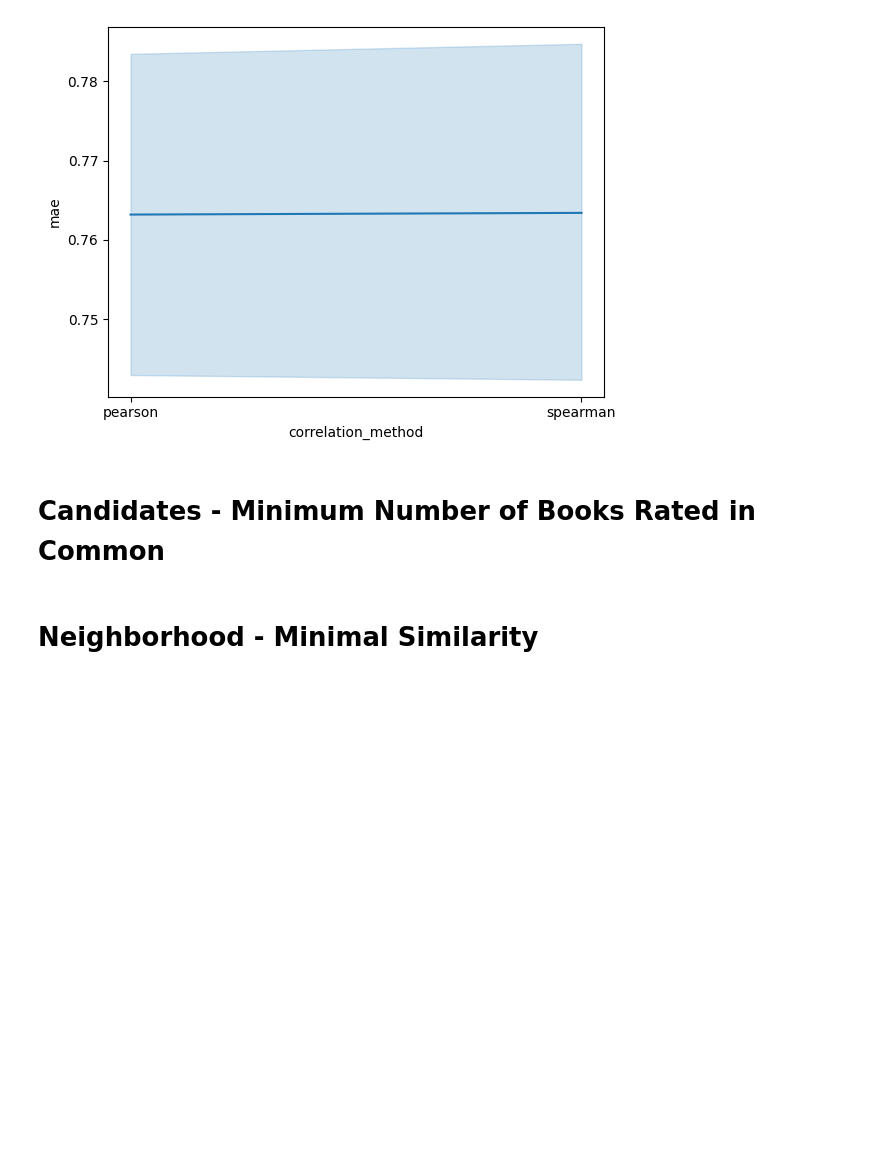
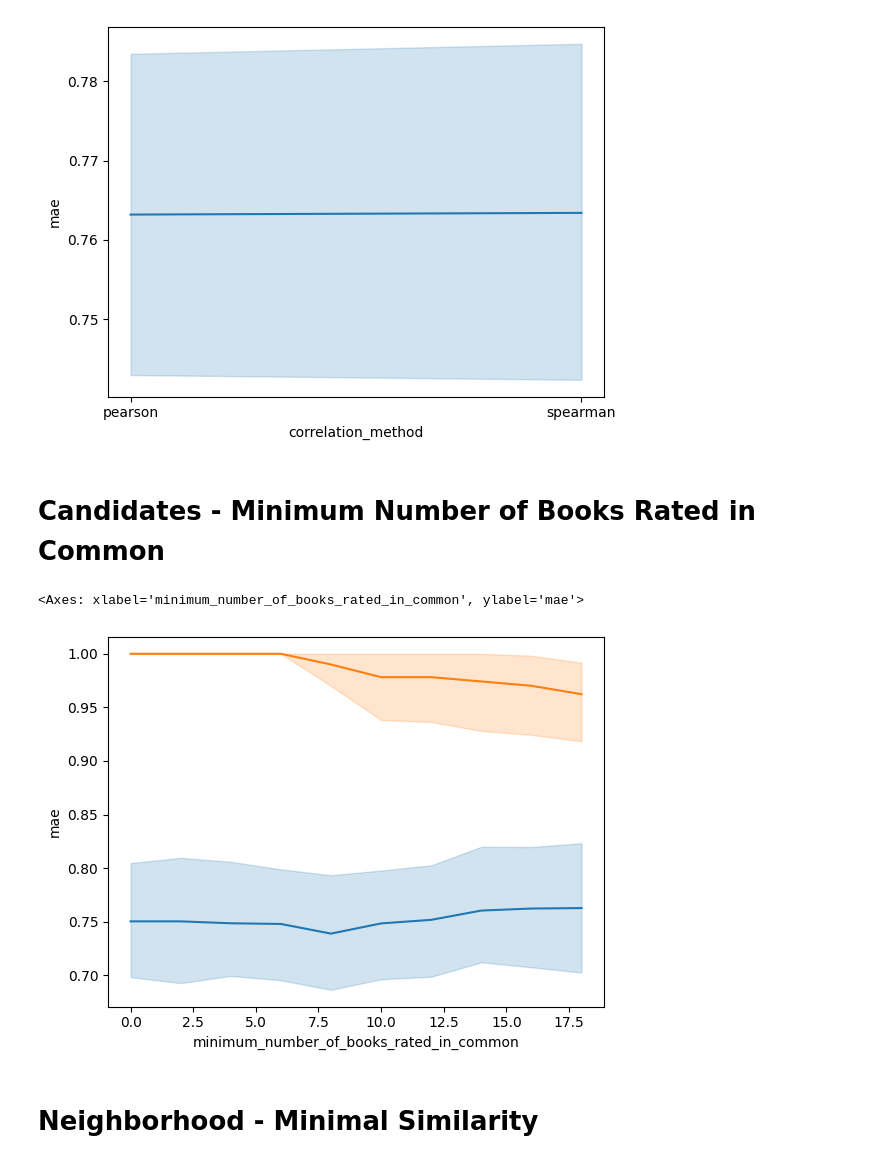
Before and after one commit to fkemeth/book_collaborative_filtering, a Jupyter notebook: evaluate_book_cf.ipynb, the cells around one changed output. Saved outputs shown, nothing was run; the diff lists cells and outputs as text; code cells hidden in the pictures; blank space fills up the shorter version.

```diff
--- a/evaluate_book_cf.ipynb
+++ b/evaluate_book_cf.ipynb
@@ -6,7 +6,7 @@ import seaborn as sns
 
 from src.book_collaborative_filtering.evaluator import Evaluator
 # %%
-number_of_runs = 500
+number_of_runs = 50
 ratings = pd.read_csv("ratings.csv")
 # %% [markdown]
 # Baseline
@@ -59,7 +59,7 @@ sns.lineplot(data=pd.concat([metrics_baseline, metrics_spearman], axis=0) , x="c
 # %% [markdown]
 # Candidates - Minimum Number of Books Rated in Common
 # %%
-for i, minimum_number_of_books_rated_in_common in enumerate(np.linspace(0, 100, 11)):
+for i, minimum_number_of_books_rated_in_common in enumerate(np.linspace(0, 20, 11)):
     params = {
         "neighborhood_method": None,
         "correlation_method": "pearson",
@@ -77,11 +77,16 @@ for i, minimum_number_of_books_rated_in_common in enumerate(np.linspace(0, 100,
     metrics = metrics.join(pd.DataFrame(params, index=[0]), how='cross')
     metrics.head()
     metrics.to_csv(f"results/book_cf_results_minimum_number_of_books_rated_in_common_{i}.csv")
-
-metrics_baseline = pd.read_csv("results/book_cf_results_baseline.csv")
-metrics_minimum_number_of_books_rated_in_common = np.concat([pd.read_csv(f"results/book_cf_results_minimum_number_of_books_rated_in_common_{i}.csv") for i in range(10)], axis=0)
-
-sns.lineplot(data=pd.concat([metrics_baseline, metrics_minimum_number_of_books_rated_in_common], axis=0) , x="minimum_number_of_books_rated_in_common", y="mae")
+# %%
+# metrics_baseline = pd.read_csv("results/book_cf_results_baseline.csv")
+metrics_minimum_number_of_books_rated_in_common = pd.concat([pd.read_csv(f"results/book_cf_results_minimum_number_of_books_rated_in_common_{i}.csv") for i in range(10)], axis=0).reset_index()
+
+# sns.lineplot(data=pd.concat([metrics_baseline, metrics_minimum_number_of_books_rated_in_common], axis=0) , x="minimum_number_of_books_rated_in_common", y="mae")
+sns.lineplot(data=metrics_minimum_number_of_books_rated_in_common , x="minimum_number_of_books_rated_in_common", y="mae")
+sns.lineplot(data=metrics_minimum_number_of_books_rated_in_common , x="minimum_number_of_books_rated_in_common", y="coverage")
+# %% [output]
+<Axes: xlabel='minimum_number_of_books_rated_in_common', ylabel='mae'>
+[figure, added]
 # %% [markdown]
 # Neighborhood - Minimal Similarity
 # %%
```
Also changed, not shown: parts of 2 cells of this notebook.
